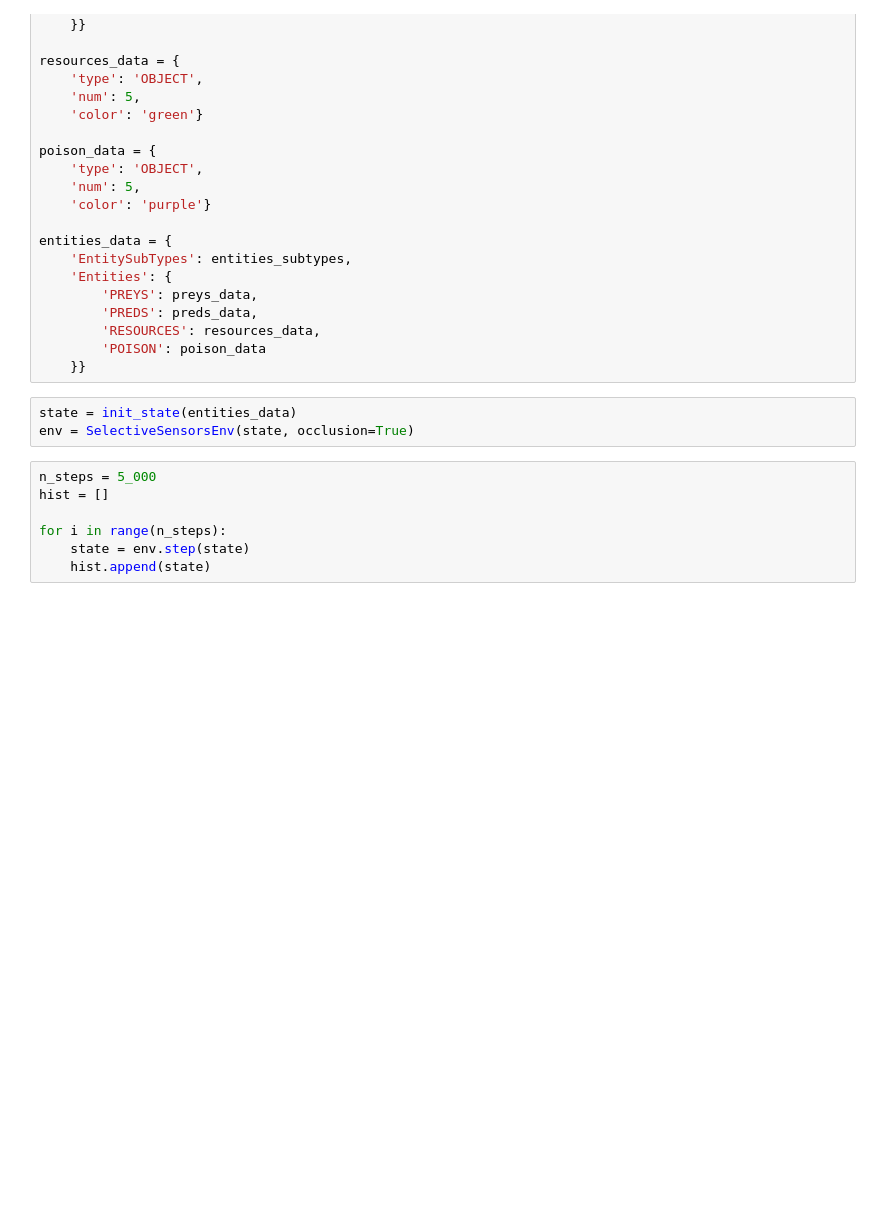
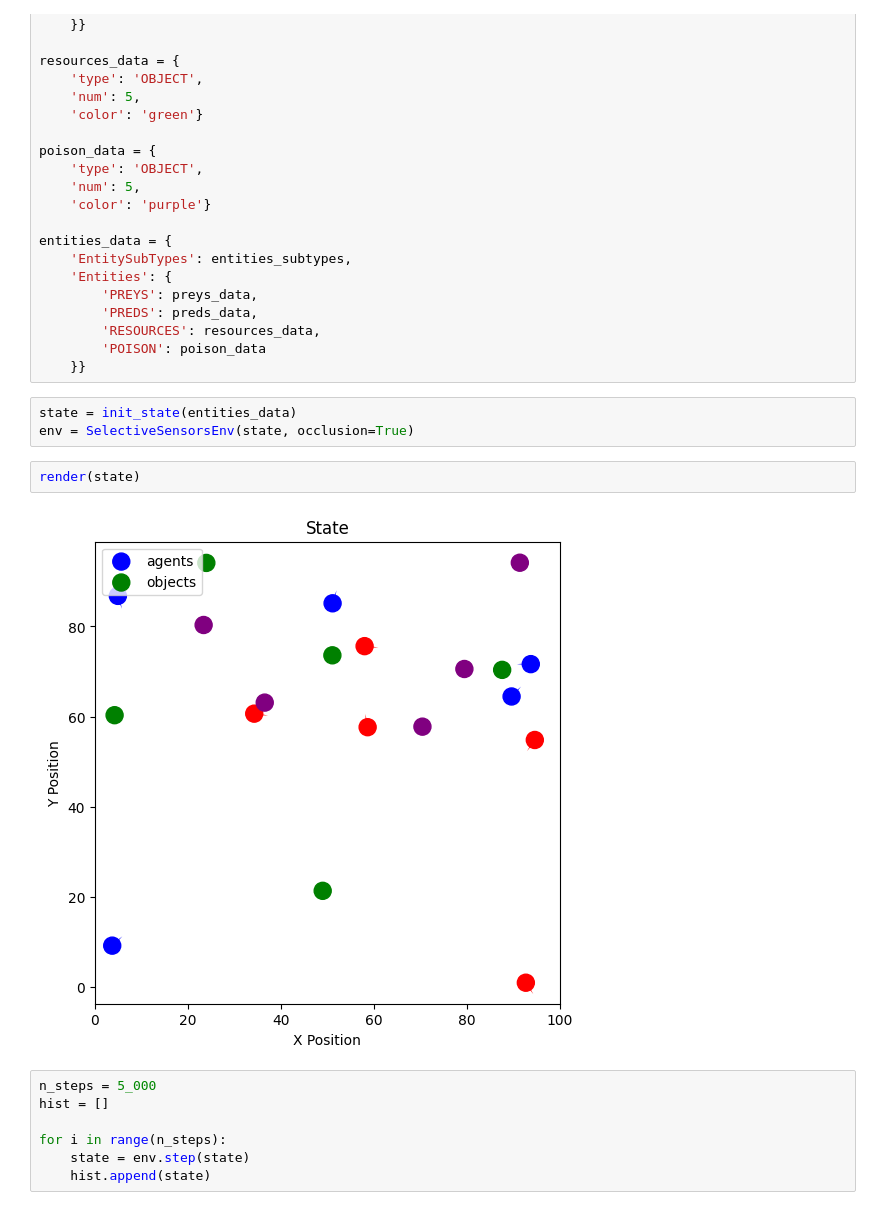
Before and after one commit to clement-moulin-frier/vivarium, a Jupyter notebook: notebooks/server_side/2_selective_sensing_braitenberg.ipynb, the cells around one changed output. Cells and saved outputs as stored; diff of their text form; blank space fills up the shorter version.

```diff
--- a/notebooks/server_side/2_selective_sensing_braitenberg.ipynb
+++ b/notebooks/server_side/2_selective_sensing_braitenberg.ipynb
@@ -52,6 +50,10 @@ entities_data = {
 # %%
 state = init_state(entities_data)
 env = SelectiveSensorsEnv(state, occlusion=True)
+# %%
+render(state)
+# %% [output]
+[figure, added]
 # %%
 n_steps = 5_000
 hist = []
```
Also changed, not shown: parts of 6 cells of this notebook, 3 other files.
